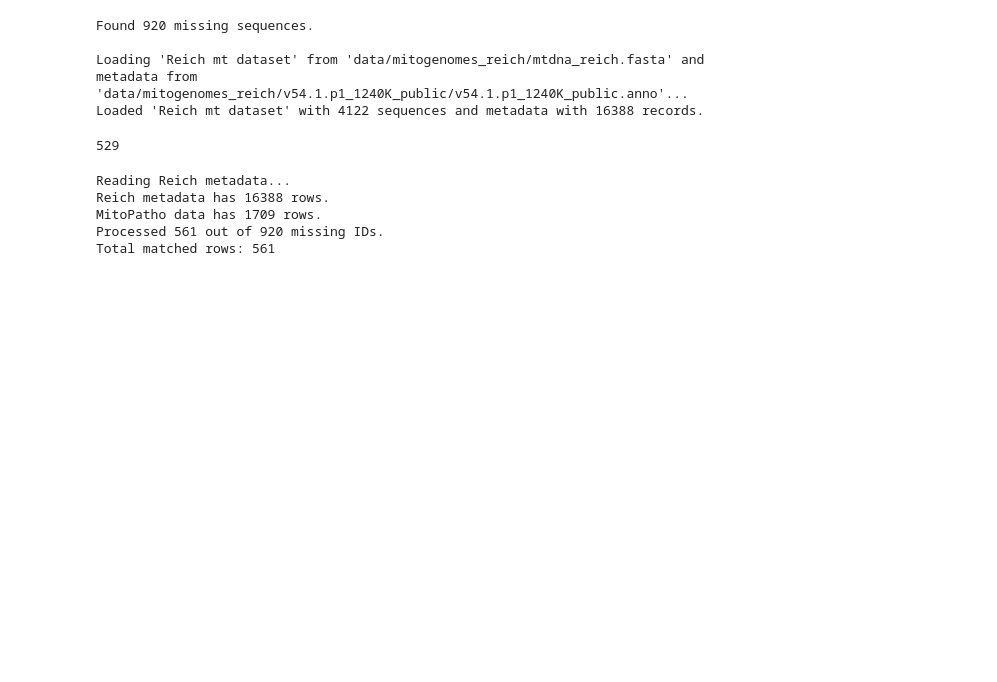
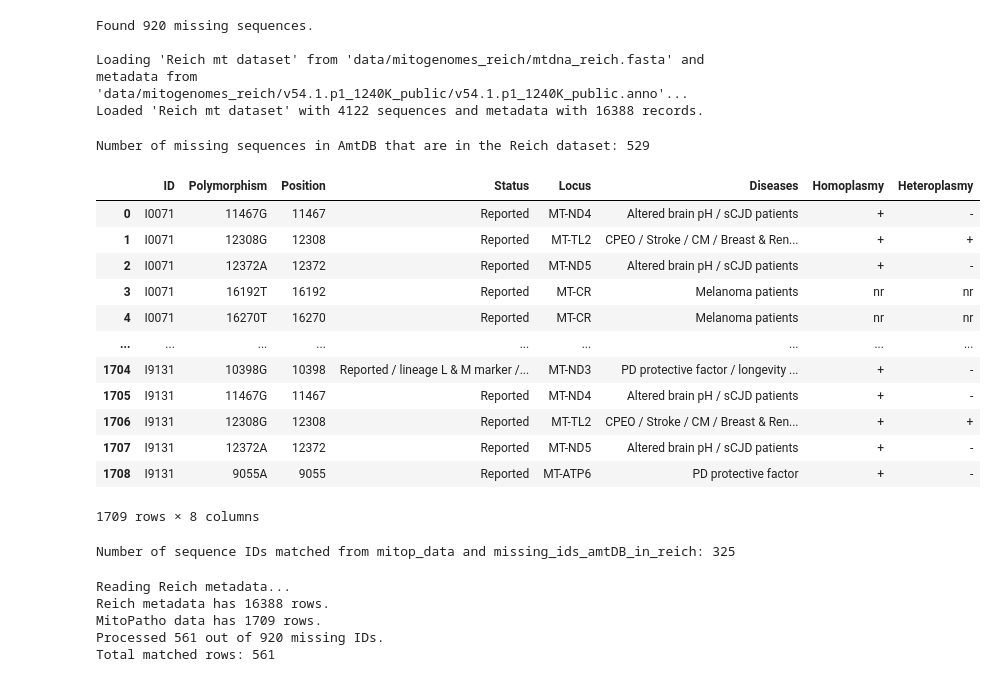
Before and after one commit to fulopjoz/aDNA_amtDB_AADR, a Jupyter notebook: notebooks/analysis_notebook.ipynb, the cells around one changed output. Cells and saved outputs as stored; diff of their text form; code cells hidden in the pictures; blank space fills up the shorter version.

```diff
--- a/notebooks/analysis_notebook.ipynb
+++ b/notebooks/analysis_notebook.ipynb
@@ -118,9 +119,33 @@ Loaded 'Reich mt dataset' with 4122 sequences and metadata with 16388 records.
 # %%
 # how many missing_ids_amtDB in the reich dataset
 missing_ids_amtDB_in_reich = [id for id in missing_ids_amtDB if id in meta_mt_dataset['Master ID'].values]
-len(missing_ids_amtDB_in_reich)
+print(f"Number of missing sequences in AmtDB that are in the Reich dataset: {len(missing_ids_amtDB_in_reich)}")
 # %% [output]
-529
+Number of missing sequences in AmtDB that are in the Reich dataset: 529
+# %%
+mitopatho_csv_path = 'output/AmtDB MitoPathoTool.csv'
+mitop_data = pd.read_csv(mitopatho_csv_path)
+mitop_data
+# %% [output]
+|  | ID | Polymorphism | Position | Status | Locus | Diseases | Homoplasmy | Heteroplasmy |
+| 0 | I0071 | 11467G | 11467 | Reported | MT-ND4 | Altered brain pH / sCJD patients | + | - |
+| 1 | I0071 | 12308G | 12308 | Reported | MT-TL2 | CPEO / Stroke / CM / Breast & Ren... | + | + |
+| 2 | I0071 | 12372A | 12372 | Reported | MT-ND5 | Altered brain pH / sCJD patients | + | - |
+| 3 | I0071 | 16192T | 16192 | Reported | MT-CR | Melanoma patients | nr | nr |
+| 4 | I0071 | 16270T | 16270 | Reported | MT-CR | Melanoma patients | nr | nr |
+| ... | ... | ... | ... | ... | ... | ... | ... | ... |
+| 1704 | I9131 | 10398G | 10398 | Reported / lineage L & M marker /... | MT-ND3 | PD protective factor / longevity ... | + | - |
+| 1705 | I9131 | 11467G | 11467 | Reported | MT-ND4 | Altered brain pH / sCJD patients | + | - |
+| 1706 | I9131 | 12308G | 12308 | Reported | MT-TL2 | CPEO / Stroke / CM / Breast & Ren... | + | + |
+| 1707 | I9131 | 12372A | 12372 | Reported | MT-ND5 | Altered brain pH / sCJD patients | + | - |
+| 1708 | I9131 | 9055A | 9055 | Reported | MT-ATP6 | PD protective factor | + | - |
+1709 rows × 8 columns
+# %%
+# number of sequence IDs matched from mitop_data and missing_ids_amtDB_in_reich
+matched_ids = [id for id in missing_ids_amtDB_in_reich if id in mitop_data['ID'].values]
+print(f"Number of sequence IDs matched from mitop_data and missing_ids_amtDB_in_reich: {len(matched_ids)}")
+# %% [output]
+Number of sequence IDs matched from mitop_data and missing_ids_amtDB_in_reich: 325
 # %%
 # Example of how to call the function with paths to your CSV files
 reich_meta_file_path = 'data/mitogenomes_reich/v54.1.p1_1240K_public/v54.1.p1_1240K_public.anno'
```
Also changed, not shown: parts of 4 cells of this notebook, 3 other files.
